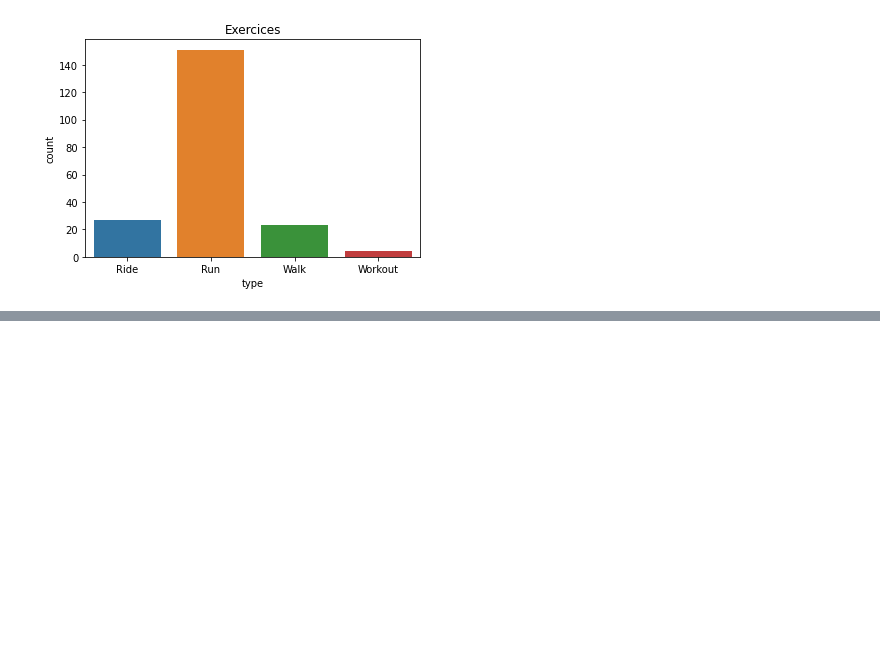
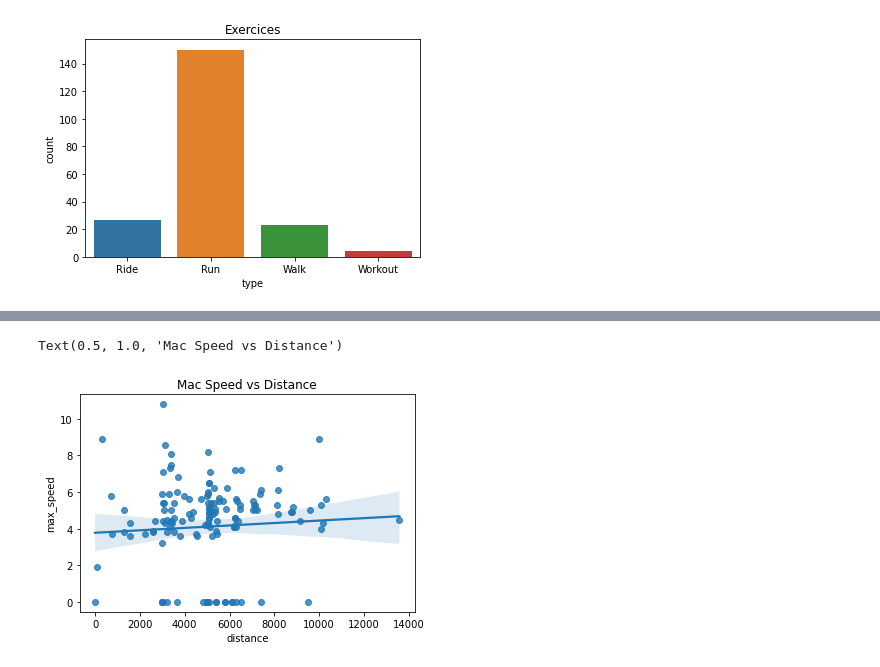
Before and after one commit to Lucs1590/strava-analysis, a Jupyter notebook: strava_analysis.ipynb, the cells around one changed output, grey strips where cells are left out. Drawn from its saved outputs; the diff is of its cells as text; code cells hidden in the pictures; blank space fills up the shorter version.

```diff
--- a/strava_analysis.ipynb
+++ b/strava_analysis.ipynb
@@ -150,0 +177,5 @@ fig
+# %%
+sns.regplot(x='distance', y = 'max_speed', data=runs).set_title("Max Speed vs Distance")
+# %% [output]
+Text(0.5, 1.0, 'Mac Speed vs Distance')
+[figure, added]
```
Also changed, not shown: parts of 13 cells of this notebook.
